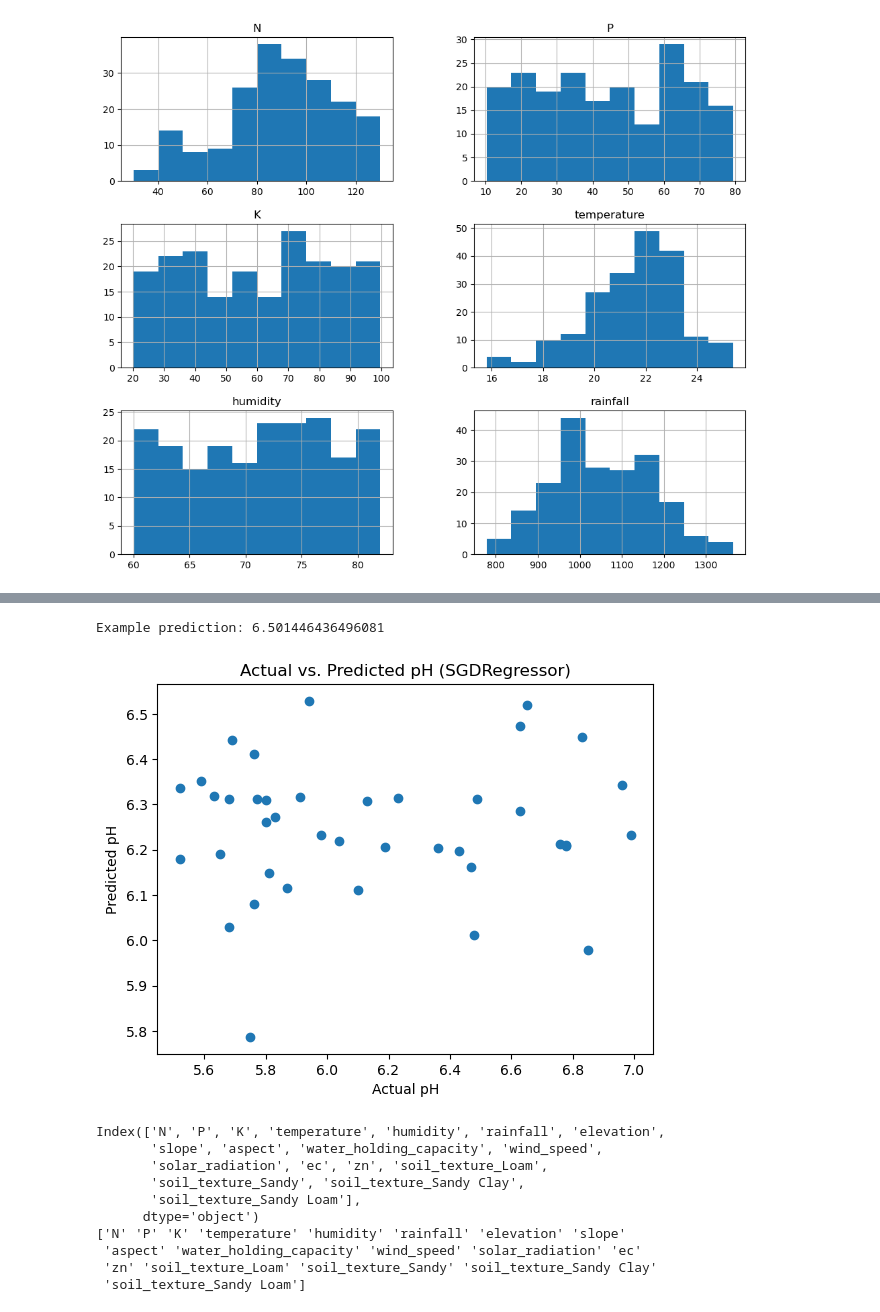
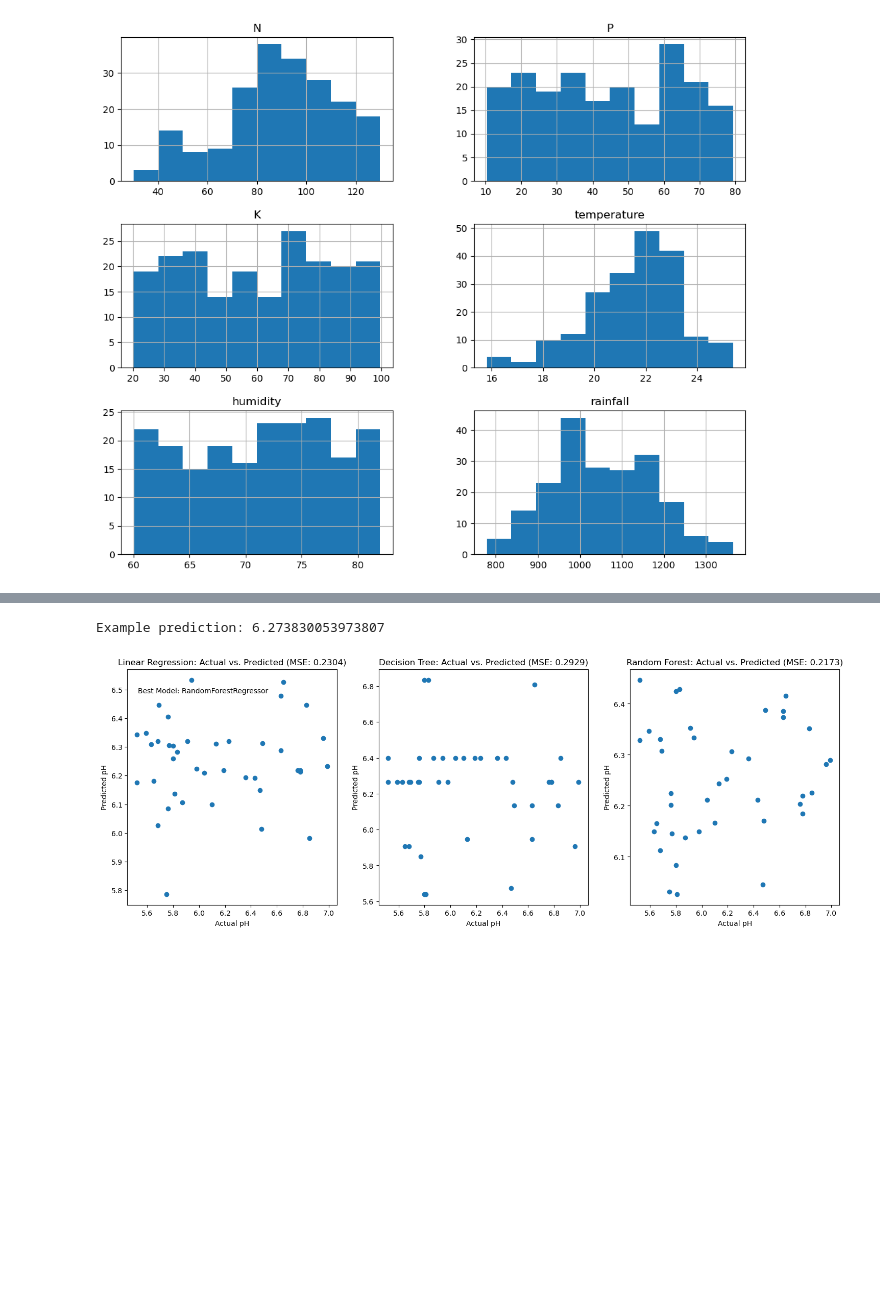
Before and after one commit to Gakwaya011/linear_regression_model, a Jupyter notebook: summative/linear_regression/multivariate.ipynb, the cells around one changed output, grey strips where cells are left out. Drawn from its saved outputs; the diff is of its cells as text; code cells hidden in the pictures; blank space fills up the shorter version.

```diff
--- a/summative/linear_regression/multivariate.ipynb
+++ b/summative/linear_regression/multivariate.ipynb
@@ -123,0 +87,20 @@ Forest MSE: 0.23400738125
+# %%
+
+
+linear_model = LinearRegression()
+linear_model.fit(X_train, y_train)
+linear_predictions = linear_model.predict(X_test)
+linear_mse = mean_squared_error(y_test, linear_predictions)
+
+train_predictions = linear_model.predict(X_train)
+train_mse = mean_squared_error(y_train, train_predictions)
+
+print(f"Linear Train MSE: {train_mse}")
+print(f"Linear Test MSE: {linear_mse}")
+
+# Create bar plot
+plt.figure(figsize=(8, 5))
+plt.bar(['Train MSE', 'Test MSE'], [train_mse, linear_mse])
+plt.ylabel('Mean Squared Error (MSE)')
+plt.title('Linear Regression: Train vs. Test MSE')
+plt.show()
@@ -141,38 +191,38 @@ Best Model MSE: 0.23098970416803083
 # %%
-import joblib
-import pandas as pd  # Import pandas
-
 def predict_ph(input_data):
     model = joblib.load("best_ph_model.joblib")
     scaler = joblib.load('scaler.joblib')
-    scaled_input = scaler.transform(input_data)  # Scale the DataFrame directly
+    scaled_input = scaler.transform(input_data)
     prediction = model.predict(scaled_input)
     return prediction[0]
 
-#prediction code.
-example_input = X_test.iloc[[0]] #pass as a dataframe.
+example_input = X_test.iloc[[0]]
 example_prediction = predict_ph(example_input)
 print(f"Example prediction: {example_prediction}")
 
-sgd_predictions = sgd_model.predict(X_test)
+# Scatter Plots for each model.
+plt.figure(figsize=(18, 6))
 
-plt.scatter(y_test, sgd_predictions)
+plt.subplot(1, 3, 1)
+plt.scatter(y_test, linear_predictions)
 plt.xlabel("Actual pH")
 plt.ylabel("Predicted pH")
-plt.title("Actual vs. Predicted pH (SGDRegressor)")
+plt.title(f"Linear Regression: Actual vs. Predicted (MSE: {linear_mse:.4f})")
+plt.annotate(f"Best Model: {best_model.__class__.__name__}", xy=(0.05, 0.9), xycoords='axes fraction')
+
+plt.subplot(1, 3, 2)
+plt.scatter(y_test, tree_predictions)
+plt.xlabel("Actual pH")
+plt.ylabel("Predicted pH")
+plt.title(f"Decision Tree: Actual vs. Predicted (MSE: {tree_mse:.4f})")
+
+plt.subplot(1, 3, 3)
+plt.scatter(y_test, forest_predictions)
+plt.xlabel("Actual pH")
+plt.ylabel("Predicted pH")
+plt.title(f"Random Forest: Actual vs. Predicted (MSE: {forest_mse:.4f})")
+
 plt.show()
-print(X_test.columns)
-print(sgd_model.feature_names_in_)
 # %% [output]
-Example prediction: 6.501446436496081
+Example prediction: 6.273830053973807
-[figure, old version]
+[figure, new version]
-Index(['N', 'P', 'K', 'temperature', 'humidity', 'rainfall', 'elevation',
-       'slope', 'aspect', 'water_holding_capacity', 'wind_speed',
-       'solar_radiation', 'ec', 'zn', 'soil_texture_Loam',
-       'soil_texture_Sandy', 'soil_texture_Sandy Clay',
-       'soil_texture_Sandy Loam'],
-      dtype='object')
-['N' 'P' 'K' 'temperature' 'humidity' 'rainfall' 'elevation' 'slope'
- 'aspect' 'water_holding_capacity' 'wind_speed' 'solar_radiation' 'ec'
- 'zn' 'soil_texture_Loam' 'soil_texture_Sandy' 'soil_texture_Sandy Clay'
- 'soil_texture_Sandy Loam']
```
Also changed, not shown: parts of 9 cells of this notebook, 3 other files.
